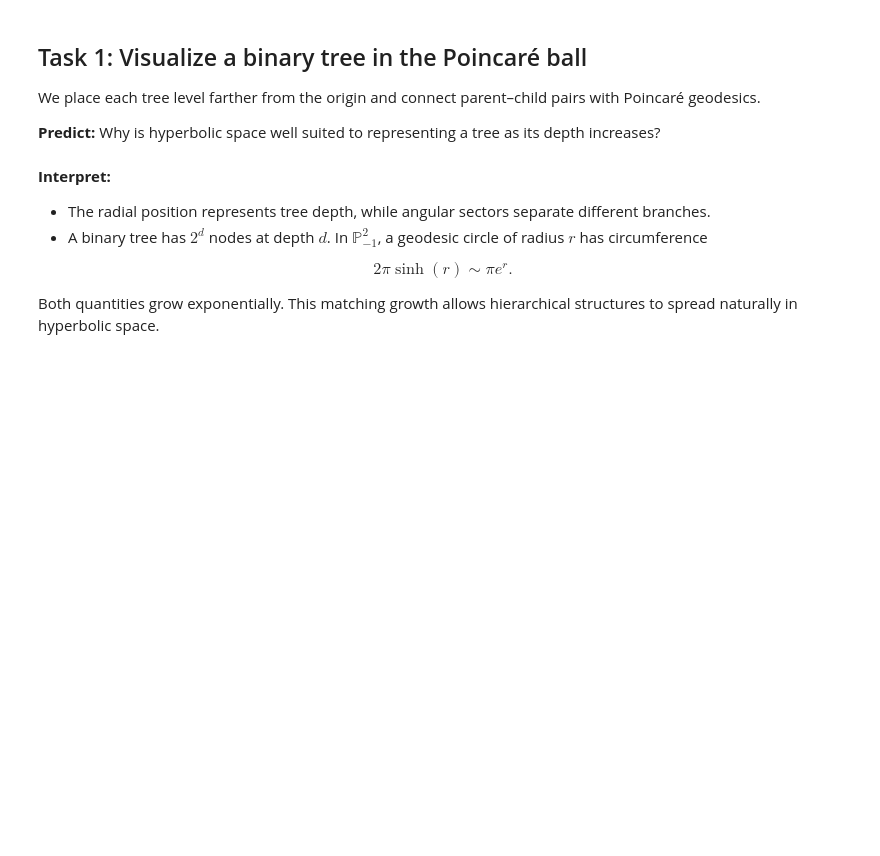
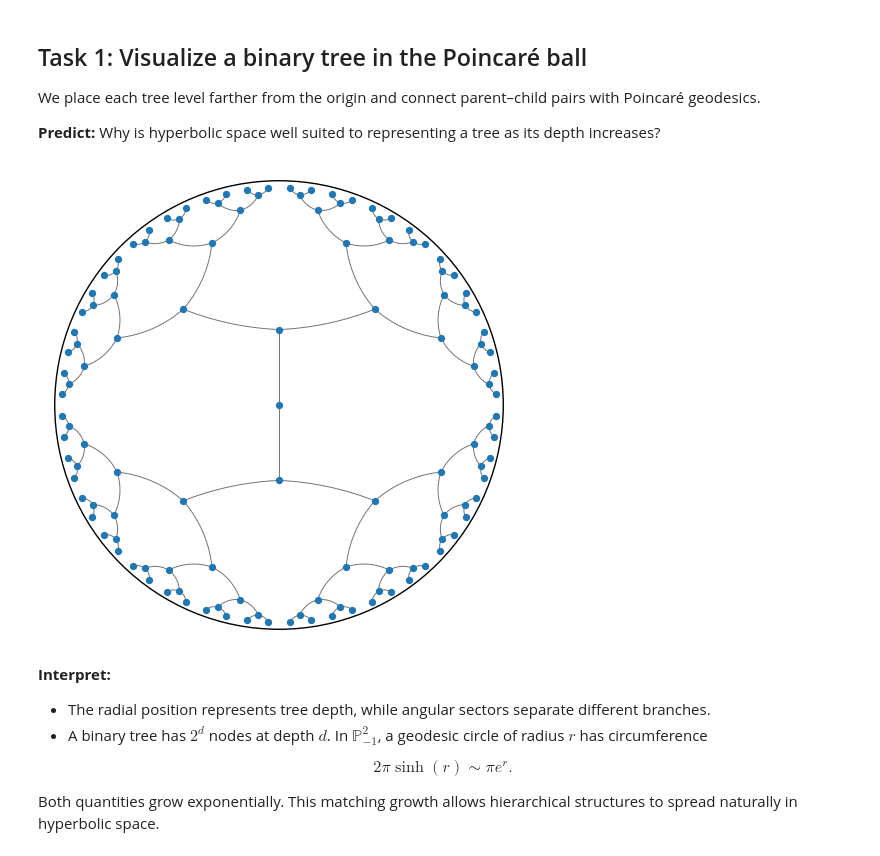
Before and after one commit to GitZH-Chen/MLSS-RDL-Tutorial, a Jupyter notebook: 02_Two_Layer_HBNN.ipynb, the cells around one changed output. Drawn from its saved outputs; the diff is of its cells as text; code cells hidden in the pictures; blank space fills up the shorter version.

```diff
--- a/02_Two_Layer_HBNN.ipynb
+++ b/02_Two_Layer_HBNN.ipynb
@@ -110,38 +112,40 @@ def geodesic_segment(manifold, start, end, steps=40):
     return manifold.exp(start, t * tangent, project=True)
 
 
-def plot_binary_tree(depth=6, edge_length=0.4):
+def plot_binary_tree(depth=6, edge_length=0.35):
     manifold = Stereographic(K=-1.0)
     points, edges = [torch.zeros(2)], []
     frontier = [(0, 0.0, 2 * np.pi)]
 
     for level in range(1, depth + 1):
         next_frontier = []
         for parent, left, right in frontier:
             middle = (left + right) / 2
             for child_left, child_right in ((left, middle), (middle, right)):
                 angle = (child_left + child_right) / 2
                 direction = torch.tensor([np.cos(angle), np.sin(angle)])
                 child = len(points)
                 points.append(manifold.exp0(level * edge_length * direction))
                 edges.append((parent, child))
                 next_frontier.append((child, child_left, child_right))
         frontier = next_frontier
 
     points = torch.stack(points)
     fig, ax = plt.subplots(figsize=(6, 6))
     ax.add_patch(plt.Circle((0, 0), 1, fill=False, color="black"))
     for parent, child in edges:
         curve = geodesic_segment(manifold, points[parent], points[child])
         ax.plot(curve[:, 0], curve[:, 1], color="0.45", lw=0.7)
     ax.scatter(points[:, 0], points[:, 1], s=18, color="tab:blue", zorder=2)
     ax.set(xlim=(-1.03, 1.03), ylim=(-1.03, 1.03), aspect="equal")
     ax.axis("off")
     plt.show()
 
 
 depth = 6
 plot_binary_tree(depth=depth)
+# %% [output]
+[figure, added]
 # %% [markdown]
 **Interpret:**
 
```
Also changed, not shown: parts of 7 cells of this notebook.
